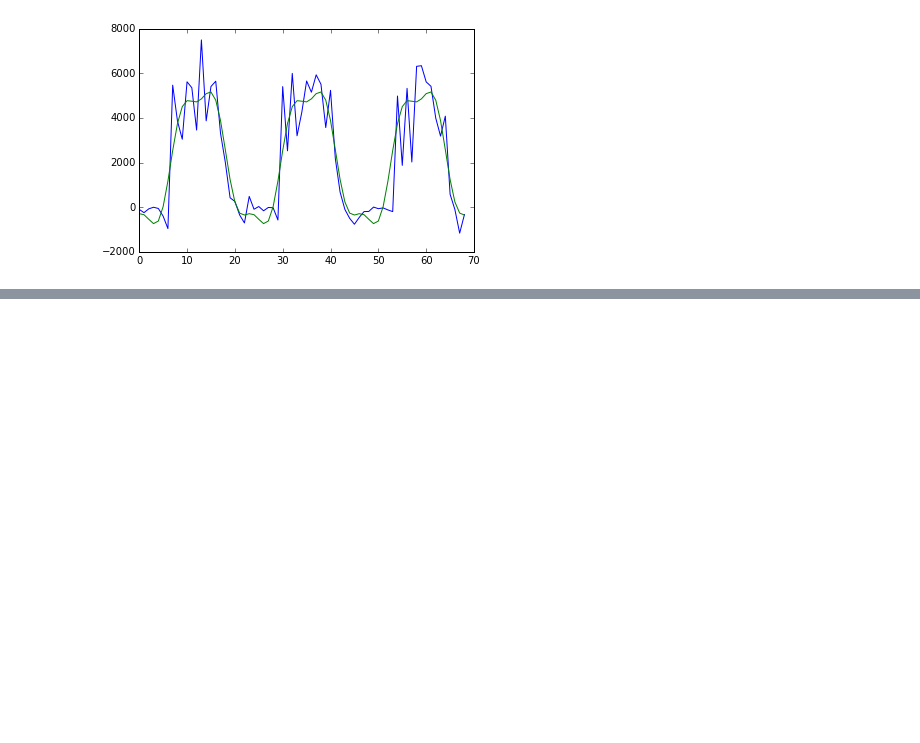
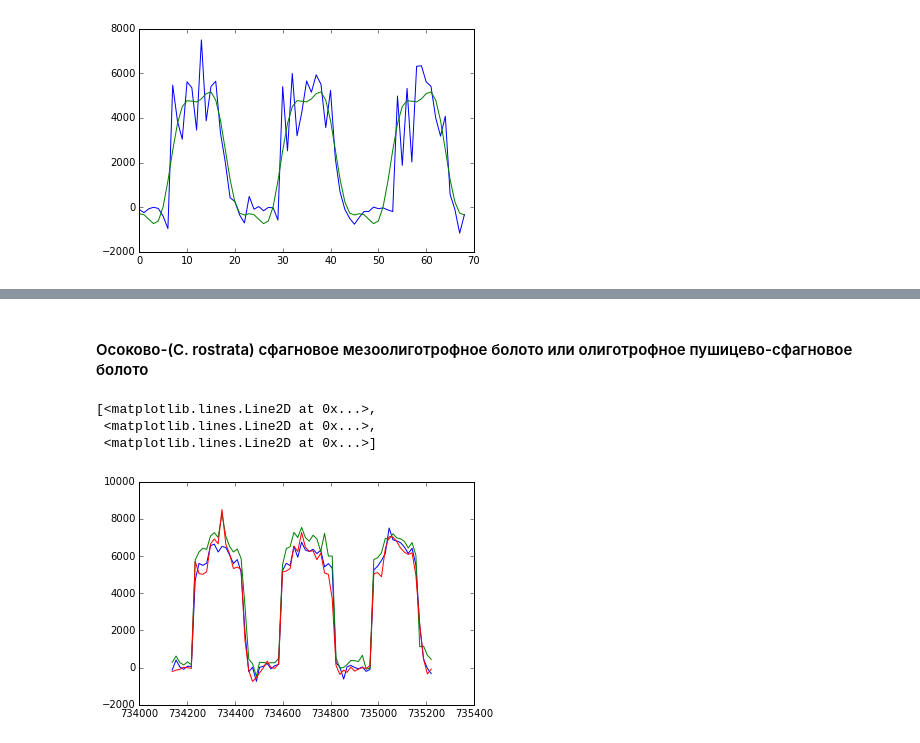
Before and after one commit to KolesovDmitry/remote_sensing, a Jupyter notebook: FFT_NDVI_Segmentation.ipynb, the cells around one changed output, grey strips where cells are left out. Drawn from its saved outputs; the diff is of its cells as text; code cells hidden in the pictures; blank space fills up the shorter version.

```diff
--- a/FFT_NDVI_Segmentation.ipynb
+++ b/FFT_NDVI_Segmentation.ipynb
@@ -194,0 +234,14 @@ plot(t, water0, t, water0_filt)
+# %% [markdown]
+#### Осоково-(C. rostrata) сфагновое мезоолиготрофное болото или олиготрофное пушицево-сфагновое болото
+# %%
+rostrata_files = ['data/MODIS/point_7_NDVI.csv', 'data/MODIS/point_8_NDVI.csv', 'data/MODIS/point_9_NDVI.csv']
+
+rostrata_frames = map(get_modis_ndvi_frame, rostrata_files)
+plot(rostrata_frames[0].DayNum, rostrata_frames[0].NDVI,
+     rostrata_frames[1].DayNum, rostrata_frames[1].NDVI,
+     rostrata_frames[2].DayNum, rostrata_frames[2].NDVI)
+# %% [output]
+[<matplotlib.lines.Line2D at 0x...>,
+ <matplotlib.lines.Line2D at 0x...>,
+ <matplotlib.lines.Line2D at 0x...>]
+[figure, added]
```
Also changed, not shown: parts of 50 cells of this notebook.
